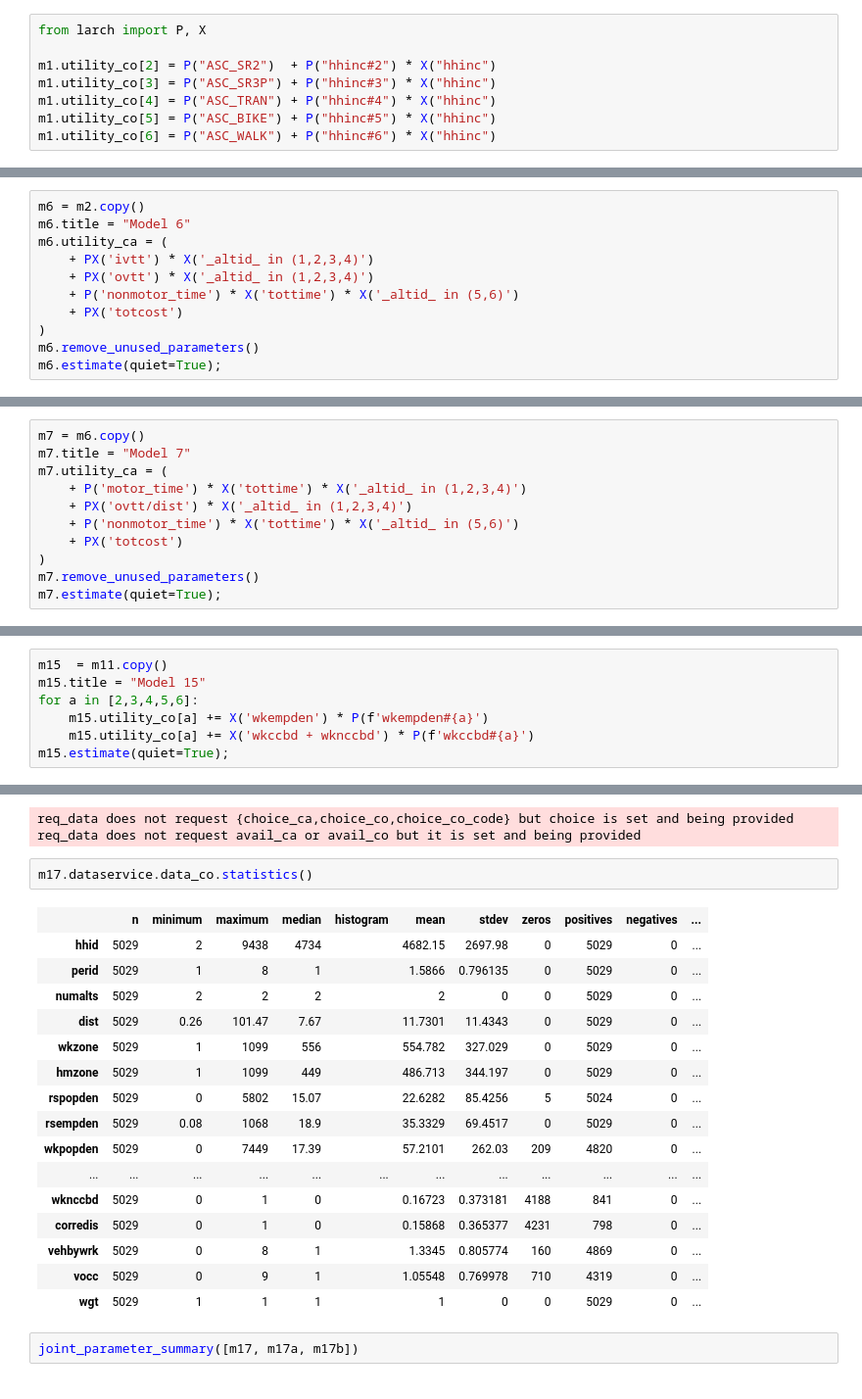
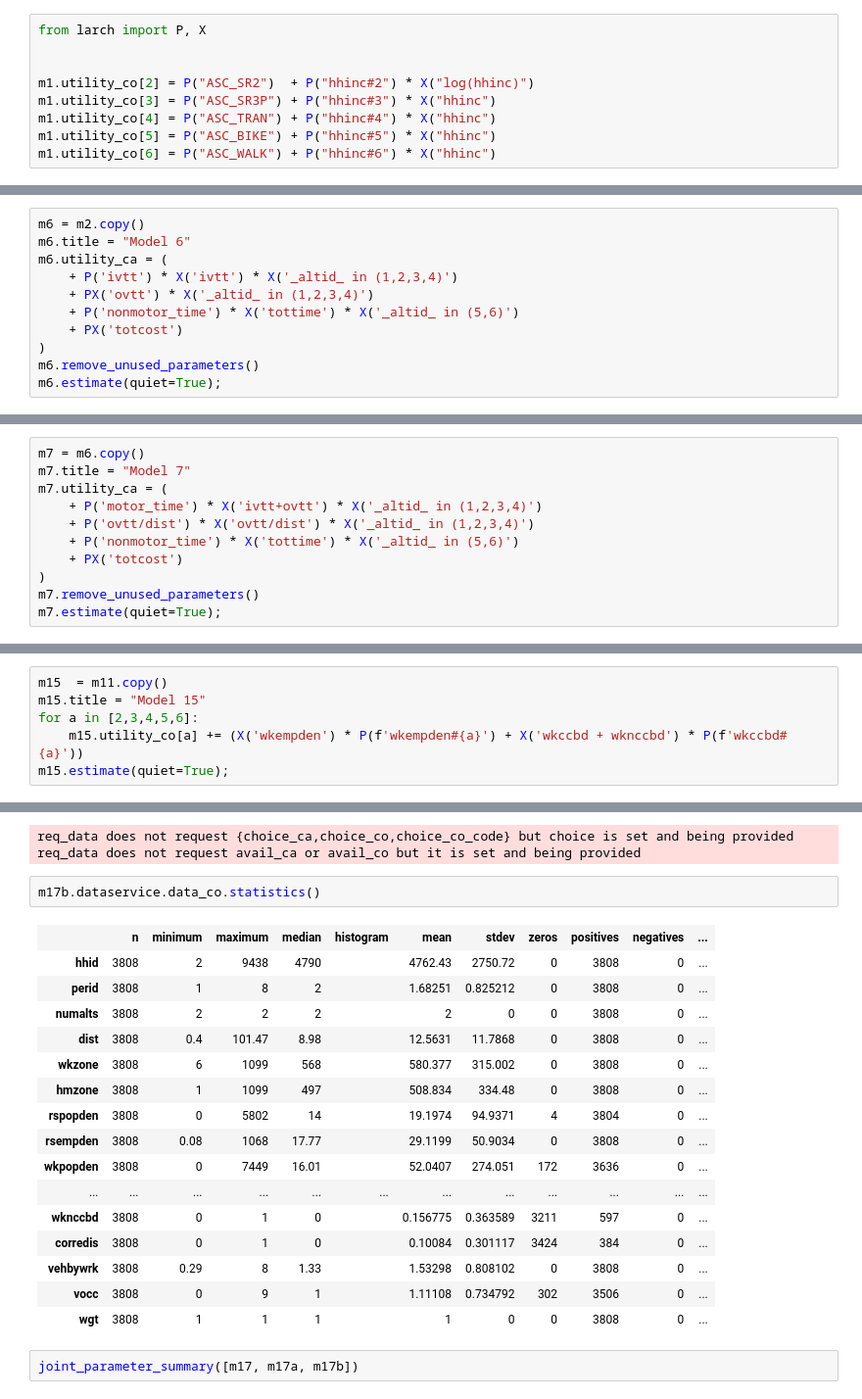
Before and after one commit to jpn--/python-for-transportation-modeling, a Jupyter notebook: course-content/choice-modeling/004-mtc-modechoice-practical.ipynb, the cells around one changed output, grey strips where cells are left out. Shown: that part at 98% size. Cells and saved outputs as stored; diff of their text form.

```diff
--- a/course-content/choice-modeling/004-mtc-modechoice-practical.ipynb
+++ b/course-content/choice-modeling/004-mtc-modechoice-practical.ipynb
@@ -255,7 +272,8 @@ and `X` to refer to data.
 # %%
 from larch import P, X
 
-m1.utility_co[2] = P("ASC_SR2")  + P("hhinc#2") * X("hhinc")
+
+m1.utility_co[2] = P("ASC_SR2")  + P("hhinc#2") * X("log(hhinc)")
 m1.utility_co[3] = P("ASC_SR3P") + P("hhinc#3") * X("hhinc")
 m1.utility_co[4] = P("ASC_TRAN") + P("hhinc#4") * X("hhinc")
 m1.utility_co[5] = P("ASC_BIKE") + P("hhinc#5") * X("hhinc")
@@ -569,7 +621,7 @@ Model 6 disaggregates motorized modes into IVT and OVT
 m6 = m2.copy()
 m6.title = "Model 6"
 m6.utility_ca = (
-    + PX('ivtt') * X('_altid_ in (1,2,3,4)')
+    + P('ivtt') * X('ivtt') * X('_altid_ in (1,2,3,4)')
     + PX('ovtt') * X('_altid_ in (1,2,3,4)')
     + P('nonmotor_time') * X('tottime') * X('_altid_ in (5,6)')
     + PX('totcost')
@@ -726,8 +778,8 @@ This is preferred because while both assume that the sensitivity of travelers to
 m7 = m6.copy()
 m7.title = "Model 7"
 m7.utility_ca = (
-    + P('motor_time') * X('tottime') * X('_altid_ in (1,2,3,4)')
-    + PX('ovtt/dist') * X('_altid_ in (1,2,3,4)')
+    + P('motor_time') * X('ivtt+ovtt') * X('_altid_ in (1,2,3,4)')
+    + P('ovtt/dist') * X('ovtt/dist') * X('_altid_ in (1,2,3,4)')
     + P('nonmotor_time') * X('tottime') * X('_altid_ in (5,6)')
     + PX('totcost')
 )
@@ -987,8 +1059,7 @@ req_data does not request avail_ca or avail_co but it is set and being provided
 m15  = m11.copy()
 m15.title = "Model 15"
 for a in [2,3,4,5,6]:
-    m15.utility_co[a] += X('wkempden') * P(f'wkempden#{a}')
-    m15.utility_co[a] += X('wkccbd + wknccbd') * P(f'wkccbd#{a}')
+    m15.utility_co[a] += (X('wkempden') * P(f'wkempden#{a}') + X('wkccbd + wknccbd') * P(f'wkccbd#{a}'))
 m15.estimate(quiet=True);
 # %% [output]
 req_data does not request {choice_ca,choice_co,choice_co_code} but choice is set and being provided
@@ -1357,24 +1436,24 @@ m17b.loglike_null(use_cache=False);
 req_data does not request {choice_ca,choice_co,choice_co_code} but choice is set and being provided
 req_data does not request avail_ca or avail_co but it is set and being provided
 # %%
-m17.dataservice.data_co.statistics()
+m17b.dataservice.data_co.statistics()
 # %% [output]
 |  | n | minimum | maximum | median | histogram | mean | stdev | zeros | positives | negatives | ... |
-| hhid | 5029 | 2 | 9438 | 4734 |  | 4682.15 | 2697.98 | 0 | 5029 | 0 | ... |
-| perid | 5029 | 1 | 8 | 1 |  | 1.5866 | 0.796135 | 0 | 5029 | 0 | ... |
-| numalts | 5029 | 2 | 2 | 2 |  | 2 | 0 | 0 | 5029 | 0 | ... |
-| dist | 5029 | 0.26 | 101.47 | 7.67 |  | 11.7301 | 11.4343 | 0 | 5029 | 0 | ... |
-| wkzone | 5029 | 1 | 1099 | 556 |  | 554.782 | 327.029 | 0 | 5029 | 0 | ... |
-| hmzone | 5029 | 1 | 1099 | 449 |  | 486.713 | 344.197 | 0 | 5029 | 0 | ... |
-| rspopden | 5029 | 0 | 5802 | 15.07 |  | 22.6282 | 85.4256 | 5 | 5024 | 0 | ... |
-| rsempden | 5029 | 0.08 | 1068 | 18.9 |  | 35.3329 | 69.4517 | 0 | 5029 | 0 | ... |
-| wkpopden | 5029 | 0 | 7449 | 17.39 |  | 57.2101 | 262.03 | 209 | 4820 | 0 | ... |
+| hhid | 3808 | 2 | 9438 | 4790 |  | 4762.43 | 2750.72 | 0 | 3808 | 0 | ... |
+| perid | 3808 | 1 | 8 | 2 |  | 1.68251 | 0.825212 | 0 | 3808 | 0 | ... |
+| numalts | 3808 | 2 | 2 | 2 |  | 2 | 0 | 0 | 3808 | 0 | ... |
+| dist | 3808 | 0.4 | 101.47 | 8.98 |  | 12.5631 | 11.7868 | 0 | 3808 | 0 | ... |
+| wkzone | 3808 | 6 | 1099 | 568 |  | 580.377 | 315.002 | 0 | 3808 | 0 | ... |
+| hmzone | 3808 | 1 | 1099 | 497 |  | 508.834 | 334.48 | 0 | 3808 | 0 | ... |
+| rspopden | 3808 | 0 | 5802 | 14 |  | 19.1974 | 94.9371 | 4 | 3804 | 0 | ... |
+| rsempden | 3808 | 0.08 | 1068 | 17.77 |  | 29.1199 | 50.9034 | 0 | 3808 | 0 | ... |
+| wkpopden | 3808 | 0 | 7449 | 16.01 |  | 52.0407 | 274.051 | 172 | 3636 | 0 | ... |
 | ... | ... | ... | ... | ... | ... | ... | ... | ... | ... | ... | ... |
-| wknccbd | 5029 | 0 | 1 | 0 |  | 0.16723 | 0.373181 | 4188 | 841 | 0 | ... |
-| corredis | 5029 | 0 | 1 | 0 |  | 0.15868 | 0.365377 | 4231 | 798 | 0 | ... |
-| vehbywrk | 5029 | 0 | 8 | 1 |  | 1.3345 | 0.805774 | 160 | 4869 | 0 | ... |
-| vocc | 5029 | 0 | 9 | 1 |  | 1.05548 | 0.769978 | 710 | 4319 | 0 | ... |
-| wgt | 5029 | 1 | 1 | 1 |  | 1 | 0 | 0 | 5029 | 0 | ... |
+| wknccbd | 3808 | 0 | 1 | 0 |  | 0.156775 | 0.363589 | 3211 | 597 | 0 | ... |
+| corredis | 3808 | 0 | 1 | 0 |  | 0.10084 | 0.301117 | 3424 | 384 | 0 | ... |
+| vehbywrk | 3808 | 0.29 | 8 | 1.33 |  | 1.53298 | 0.808102 | 0 | 3808 | 0 | ... |
+| vocc | 3808 | 0 | 9 | 1 |  | 1.11108 | 0.734792 | 302 | 3506 | 0 | ... |
+| wgt | 3808 | 1 | 1 | 1 |  | 1 | 0 | 0 | 3808 | 0 | ... |
 # %%
 joint_parameter_summary([m17, m17a, m17b])
 # %% [output]
```
Also changed, not shown: parts of 26 cells of this notebook.
